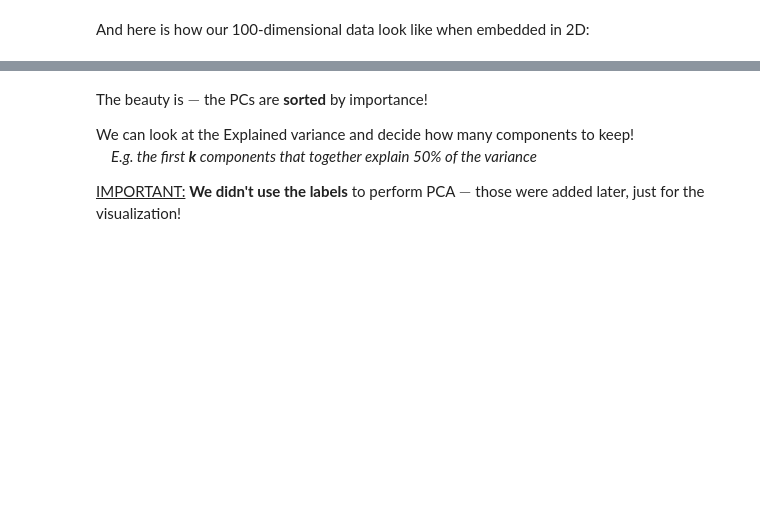
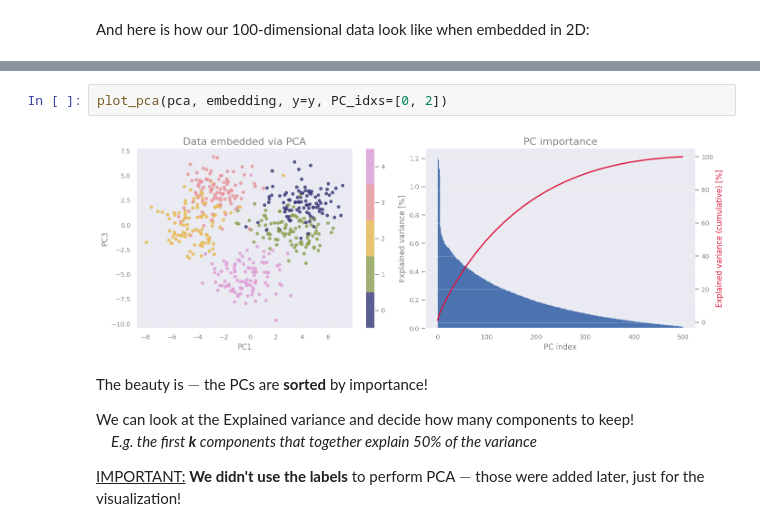
Before and after one commit to sghwang-cosmos/Astrostat-School-2026, a Jupyter notebook: Machine_Learning/Best_Practices.ipynb, the cells around one changed output, grey strips where cells are left out. Cells and saved outputs as stored; diff of their text form; blank space fills up the shorter version.

```diff
--- a/Machine_Learning/Best_Practices.ipynb
+++ b/Machine_Learning/Best_Practices.ipynb
@@ -458,3 +524,7 @@ plot_pca(pca, embedding, y=y)
+# %%
+plot_pca(pca, embedding, y=y, PC_idxs=[0, 2])
+# %% [output]
+[figure, added]
 # %% [markdown]
 The beauty is $-$ the PCs are **sorted** by importance!
 
```
Also changed, not shown: parts of 24 cells of this notebook.
